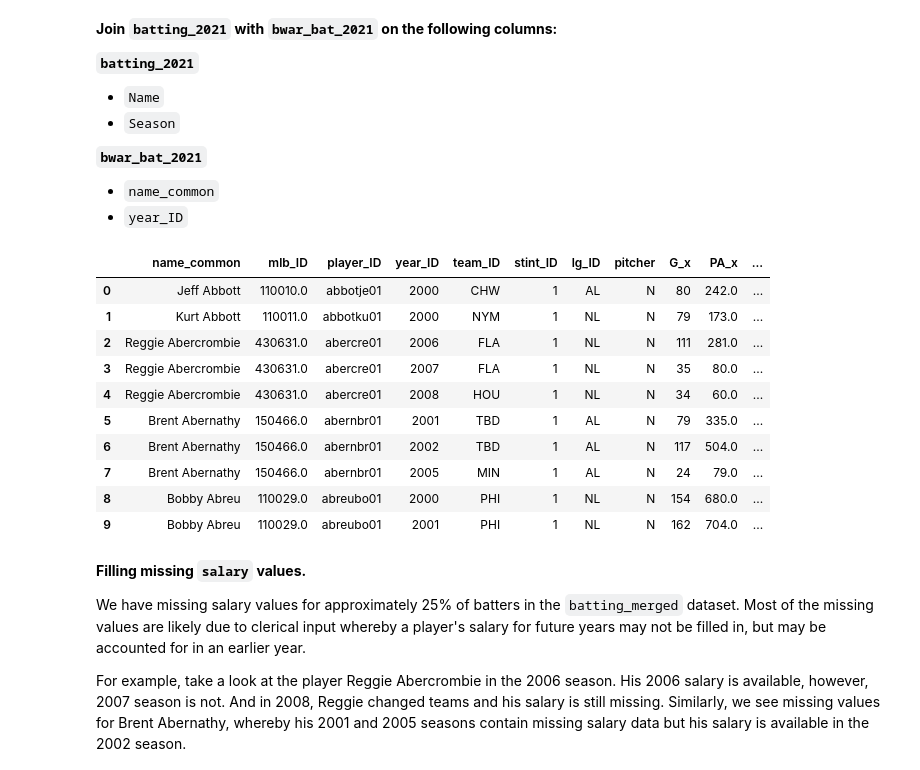
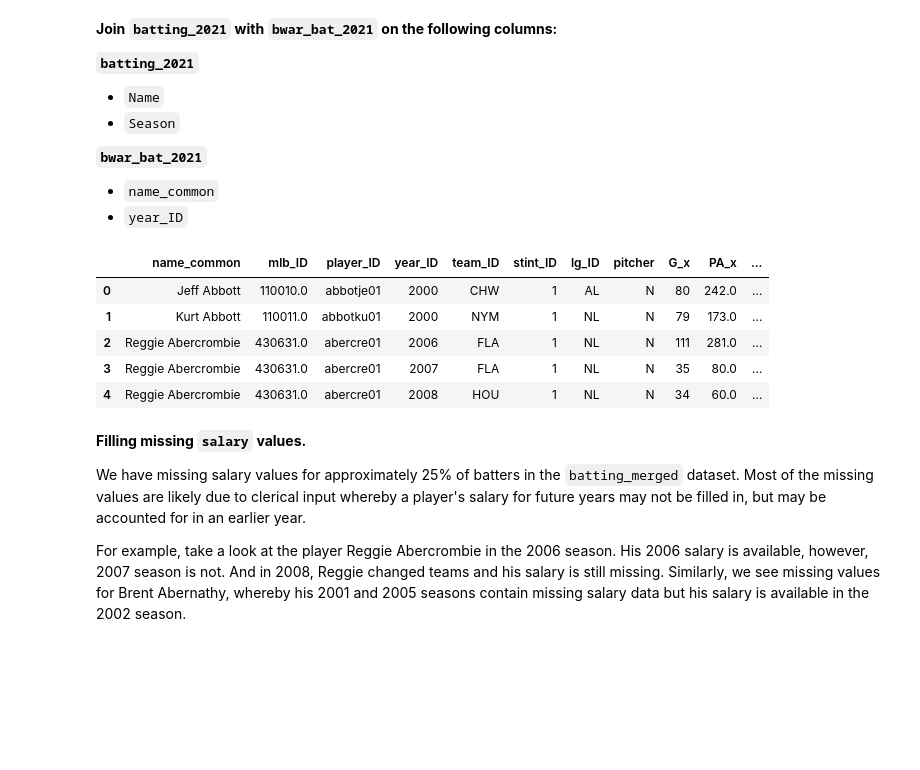
Before and after one commit to eric8395/baseball-analytics, a Jupyter notebook: Data Cleaning.ipynb, the cells around one changed output. Drawn from its saved outputs; the diff is of its cells as text; code cells hidden in the pictures; blank space fills up the shorter version.

```diff
--- a/Data Cleaning.ipynb
+++ b/Data Cleaning.ipynb
@@ -234,19 +260,14 @@ Name: salary, dtype: float64
 # join batting_2021 onto bwar_bat_2021 (left join)
 batting_merged = pd.merge(bwar_bat_2021, batting_2021, how='left',left_on=['name_common','year_ID'],right_on=['Name','Season'])
 # %%
-batting_merged.head(10)
+batting_merged.head()
 # %% [output]
 |  | name_common | mlb_ID | player_ID | year_ID | team_ID | stint_ID | lg_ID | pitcher | G_x | PA_x | ... |
 | 0 | Jeff Abbott | 110010.0 | abbotje01 | 2000 | CHW | 1 | AL | N | 80 | 242.0 | ... |
 | 1 | Kurt Abbott | 110011.0 | abbotku01 | 2000 | NYM | 1 | NL | N | 79 | 173.0 | ... |
 | 2 | Reggie Abercrombie | 430631.0 | abercre01 | 2006 | FLA | 1 | NL | N | 111 | 281.0 | ... |
 | 3 | Reggie Abercrombie | 430631.0 | abercre01 | 2007 | FLA | 1 | NL | N | 35 | 80.0 | ... |
 | 4 | Reggie Abercrombie | 430631.0 | abercre01 | 2008 | HOU | 1 | NL | N | 34 | 60.0 | ... |
-| 5 | Brent Abernathy | 150466.0 | abernbr01 | 2001 | TBD | 1 | AL | N | 79 | 335.0 | ... |
-| 6 | Brent Abernathy | 150466.0 | abernbr01 | 2002 | TBD | 1 | AL | N | 117 | 504.0 | ... |
-| 7 | Brent Abernathy | 150466.0 | abernbr01 | 2005 | MIN | 1 | AL | N | 24 | 79.0 | ... |
-| 8 | Bobby Abreu | 110029.0 | abreubo01 | 2000 | PHI | 1 | NL | N | 154 | 680.0 | ... |
-| 9 | Bobby Abreu | 110029.0 | abreubo01 | 2001 | PHI | 1 | NL | N | 162 | 704.0 | ... |
 # %% [markdown]
 **Filling missing `salary` values.**
 
```
Also changed, not shown: parts of 51 cells of this notebook, 5 other files.
